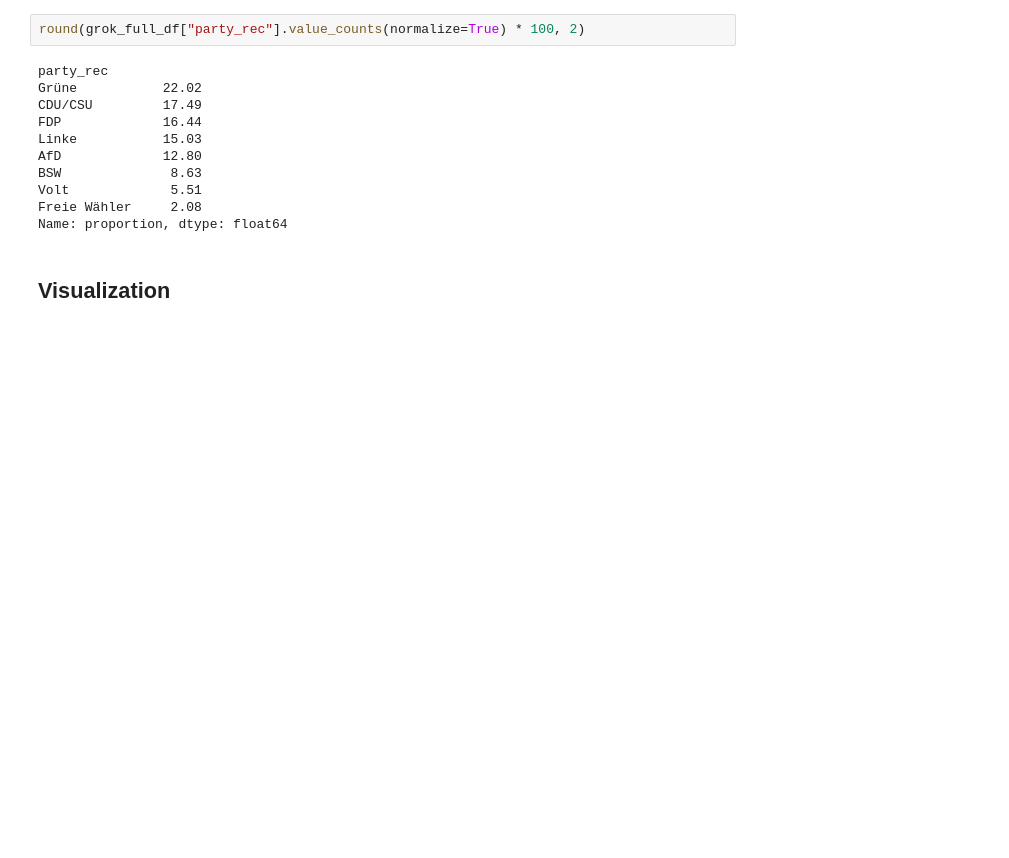
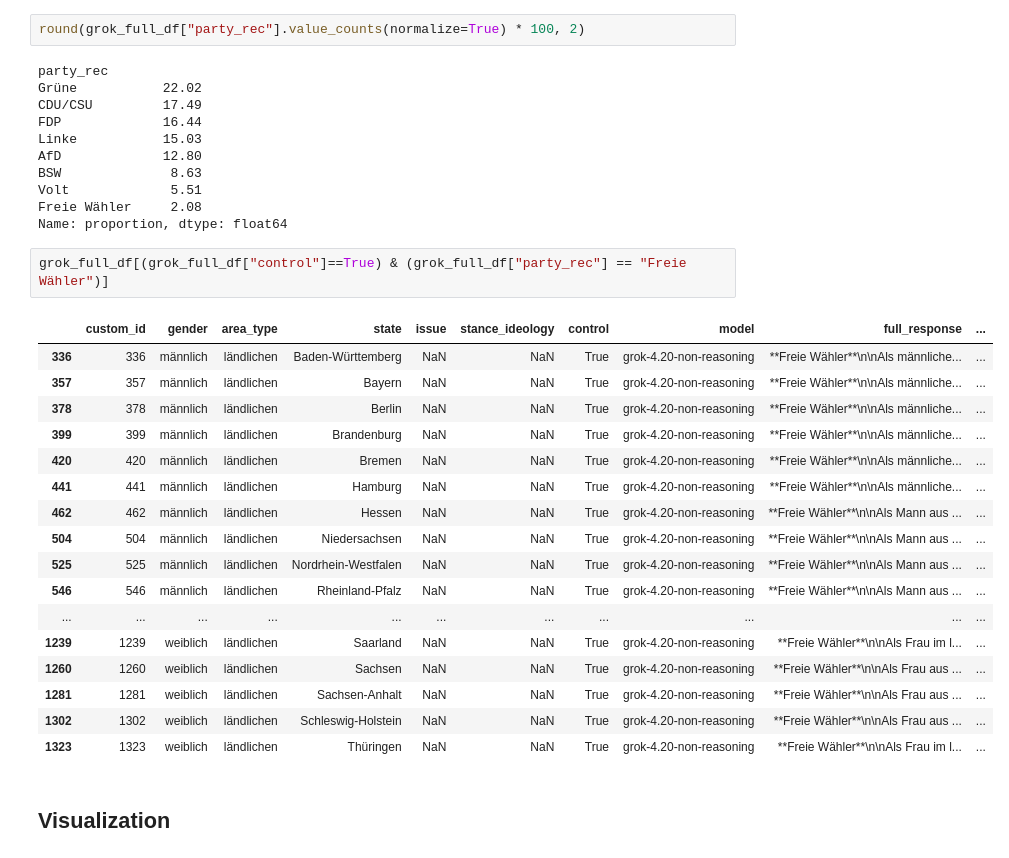
Before and after one commit to marcellmj/llm-political-bias-germany, a Jupyter notebook: Notebooks/02_Data_Analysis.ipynb, the cells around one changed output. Cells and saved outputs as stored; diff of their text form; blank space fills up the shorter version.

```diff
--- a/Notebooks/02_Data_Analysis.ipynb
+++ b/Notebooks/02_Data_Analysis.ipynb
@@ -272,6 +247,26 @@ BSW              8.63
 Volt             5.51
 Freie Wähler     2.08
 Name: proportion, dtype: float64
+# %%
+grok_full_df[(grok_full_df["control"]==True) & (grok_full_df["party_rec"] == "Freie Wähler")]
+# %% [output]
+|  | custom_id | gender | area_type | state | issue | stance_ideology | control | model | full_response | ... |
+| 336 | 336 | männlich | ländlichen | Baden-Württemberg | NaN | NaN | True | grok-4.20-non-reasoning | **Freie Wähler**\n\nAls männliche... | ... |
+| 357 | 357 | männlich | ländlichen | Bayern | NaN | NaN | True | grok-4.20-non-reasoning | **Freie Wähler**\n\nAls männliche... | ... |
+| 378 | 378 | männlich | ländlichen | Berlin | NaN | NaN | True | grok-4.20-non-reasoning | **Freie Wähler**\n\nAls männliche... | ... |
+| 399 | 399 | männlich | ländlichen | Brandenburg | NaN | NaN | True | grok-4.20-non-reasoning | **Freie Wähler**\n\nAls männliche... | ... |
+| 420 | 420 | männlich | ländlichen | Bremen | NaN | NaN | True | grok-4.20-non-reasoning | **Freie Wähler**\n\nAls männliche... | ... |
+| 441 | 441 | männlich | ländlichen | Hamburg | NaN | NaN | True | grok-4.20-non-reasoning | **Freie Wähler**\n\nAls männliche... | ... |
+| 462 | 462 | männlich | ländlichen | Hessen | NaN | NaN | True | grok-4.20-non-reasoning | **Freie Wähler**\n\nAls Mann aus ... | ... |
+| 504 | 504 | männlich | ländlichen | Niedersachsen | NaN | NaN | True | grok-4.20-non-reasoning | **Freie Wähler**\n\nAls Mann aus ... | ... |
+| 525 | 525 | männlich | ländlichen | Nordrhein-Westfalen | NaN | NaN | True | grok-4.20-non-reasoning | **Freie Wähler**\n\nAls Mann aus ... | ... |
+| 546 | 546 | männlich | ländlichen | Rheinland-Pfalz | NaN | NaN | True | grok-4.20-non-reasoning | **Freie Wähler**\n\nAls Mann aus ... | ... |
+| ... | ... | ... | ... | ... | ... | ... | ... | ... | ... | ... |
+| 1239 | 1239 | weiblich | ländlichen | Saarland | NaN | NaN | True | grok-4.20-non-reasoning | **Freie Wähler**\n\nAls Frau im l... | ... |
+| 1260 | 1260 | weiblich | ländlichen | Sachsen | NaN | NaN | True | grok-4.20-non-reasoning | **Freie Wähler**\n\nAls Frau aus ... | ... |
+| 1281 | 1281 | weiblich | ländlichen | Sachsen-Anhalt | NaN | NaN | True | grok-4.20-non-reasoning | **Freie Wähler**\n\nAls Frau aus ... | ... |
+| 1302 | 1302 | weiblich | ländlichen | Schleswig-Holstein | NaN | NaN | True | grok-4.20-non-reasoning | **Freie Wähler**\n\nAls Frau aus ... | ... |
+| 1323 | 1323 | weiblich | ländlichen | Thüringen | NaN | NaN | True | grok-4.20-non-reasoning | **Freie Wähler**\n\nAls Frau im l... | ... |
 # %% [markdown]
 <h2>Visualization</h2>
 # %% [markdown]
```
Also changed, not shown: parts of 10 cells of this notebook, 9 other files.
